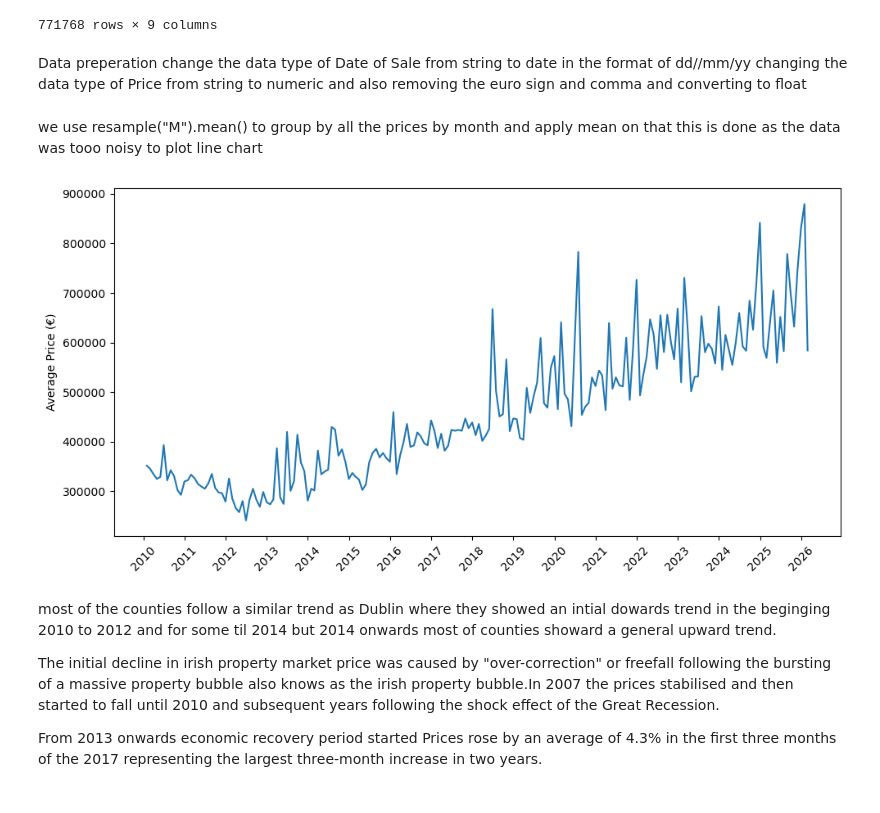
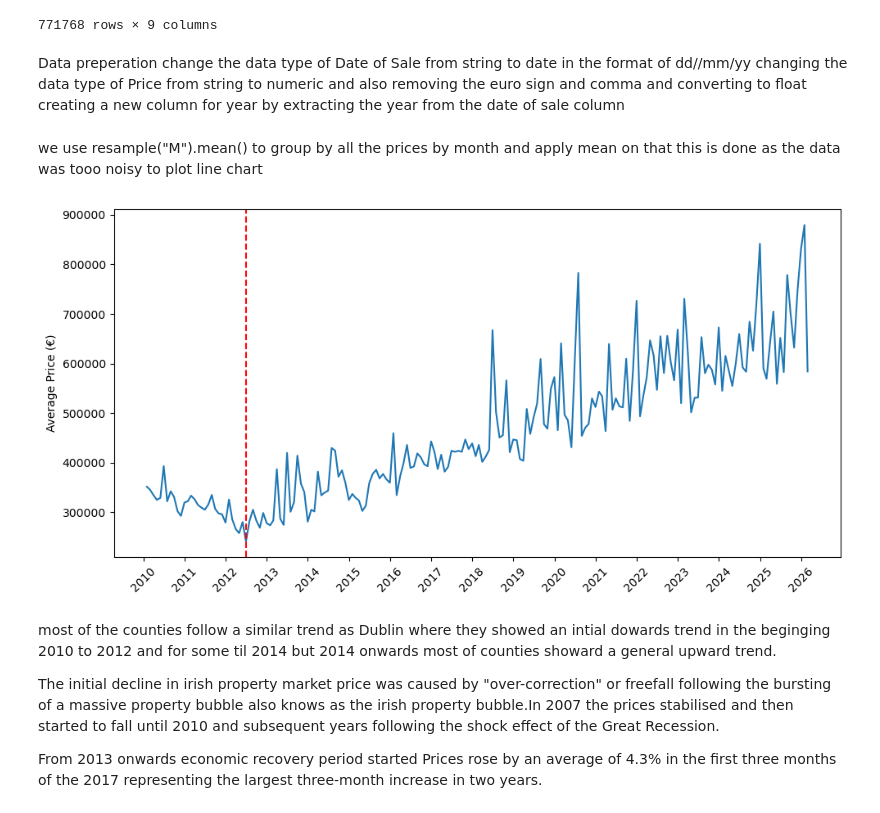
Before and after one commit to sudeepisstupid123/topics_in_data_analytics_EDA, a Jupyter notebook: EDA.ipynb, the cells around one changed output. Drawn from its saved outputs; the diff is of its cells as text; code cells hidden in the pictures.

```diff
--- a/EDA.ipynb
+++ b/EDA.ipynb
@@ -33,30 +33,32 @@ df
 Data preperation
 change the data type of Date of Sale from string to date in the format of dd//mm/yy
 changing the data type of Price from string to numeric and also removing the euro sign and comma and converting to float
+creating a new column for year by extracting the year from the date of sale column
 # %%
 df['Date of Sale (dd/mm/yyyy)'] = pd.to_datetime(df['Date of Sale (dd/mm/yyyy)'],format="%d/%m/%Y")
 df['Price (\x80)']=df['Price (\x80)'].str.replace('\x80','').str.replace(',','').astype(float)
+df['Year'] = df['Date of Sale (dd/mm/yyyy)'].dt.year
 # %% [markdown]
 we use resample("M").mean() to group by all the prices by month and apply mean on that this is done as the data was tooo noisy to plot line chart
 # %%
 filtered_df=df[df['County']=="Dublin"]
 filtered_df = filtered_df.sort_values("Date of Sale (dd/mm/yyyy)")
 filtered_df = filtered_df.set_index("Date of Sale (dd/mm/yyyy)")
 filtered_monthly_price=filtered_df["Price (\x80)"].resample("M").mean()
 
 plt.figure(figsize=(10,5))
 plt.plot(filtered_monthly_price)
 
 ax = plt.gca()
 ax.xaxis.set_major_locator(mdates.YearLocator())
 ax.xaxis.set_major_formatter(mdates.DateFormatter('%Y'))
-
+ax.axvline(x=pd.to_datetime("2012-07-01"), color='red', linestyle='--')
 plt.ylabel("Average Price (€)")
 plt.xticks(rotation=45)
 plt.tight_layout()
 plt.show()
 # %% [output]
-[figure, old version]
+[figure, new version]
 # %% [markdown]
 most of the counties follow a similar trend as Dublin where they showed an intial dowards trend in the beginging 2010 to 2012 and for some til 2014 but 2014 onwards most of counties showard a general upward trend.
 
```
Also changed, not shown: parts of 10 cells of this notebook.
